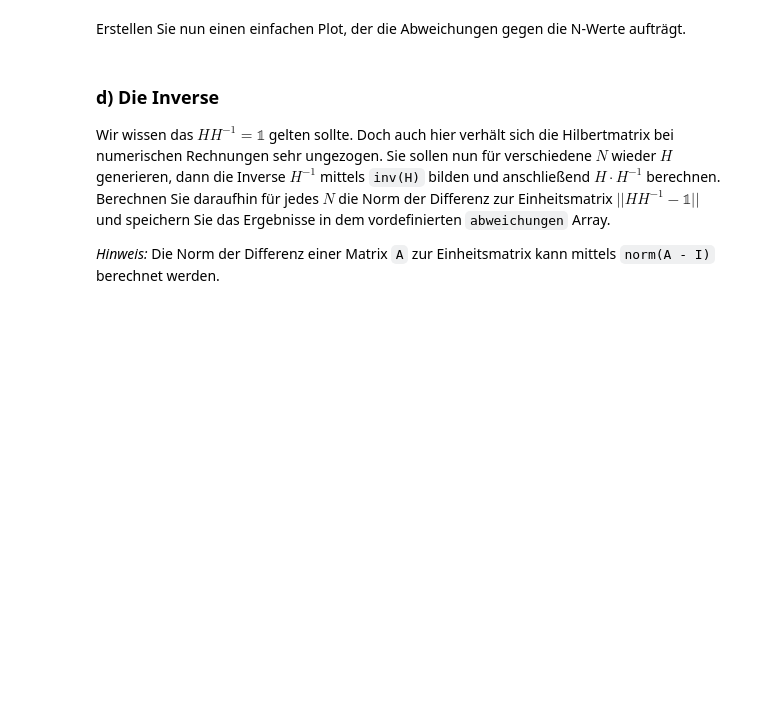
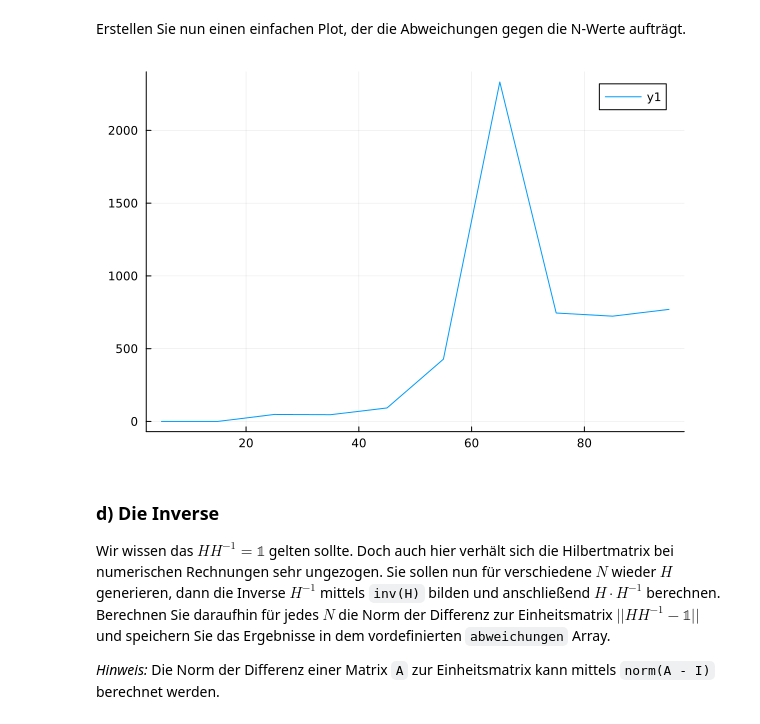
Before and after one commit to torben0187/Computerphysik, a Jupyter notebook: Übung 5/05_03.ipynb, the cells around one changed output. Saved outputs shown, nothing was run; the diff lists cells and outputs as text; code cells hidden in the pictures; blank space fills up the shorter version.

```diff
--- a/Übung 5/05_03.ipynb
+++ b/Übung 5/05_03.ipynb
@@ -81,7 +139,9 @@ Erstellen Sie nun einen einfachen Plot, der die Abweichungen gegen die N-Werte a
 # %%
 using Plots
 
-## Hier plot ergänzen ##
+plot(N_Werte , abweichungen)
+# %% [output]
+[figure, added]
 # %% [markdown]
 ### d) Die Inverse
 Wir wissen das $H H^{-1} = \mathbb{1}$ gelten sollte. Doch auch hier verhält sich die Hilbertmatrix bei numerischen Rechnungen sehr ungezogen. Sie sollen nun für verschiedene $N$ wieder $H$ generieren, dann die Inverse $H^{-1}$ mittels `inv(H)` bilden und anschließend $H\cdot H^{-1}$ berechnen. Berechnen Sie daraufhin für jedes $N$ die Norm der Differenz zur Einheitsmatrix $||  H H^{-1} - \mathbb{1} ||$  und speichern Sie das Ergebnisse in dem vordefinierten `abweichungen` Array.
```
Also changed, not shown: parts of 10 cells of this notebook, 5 other files.
